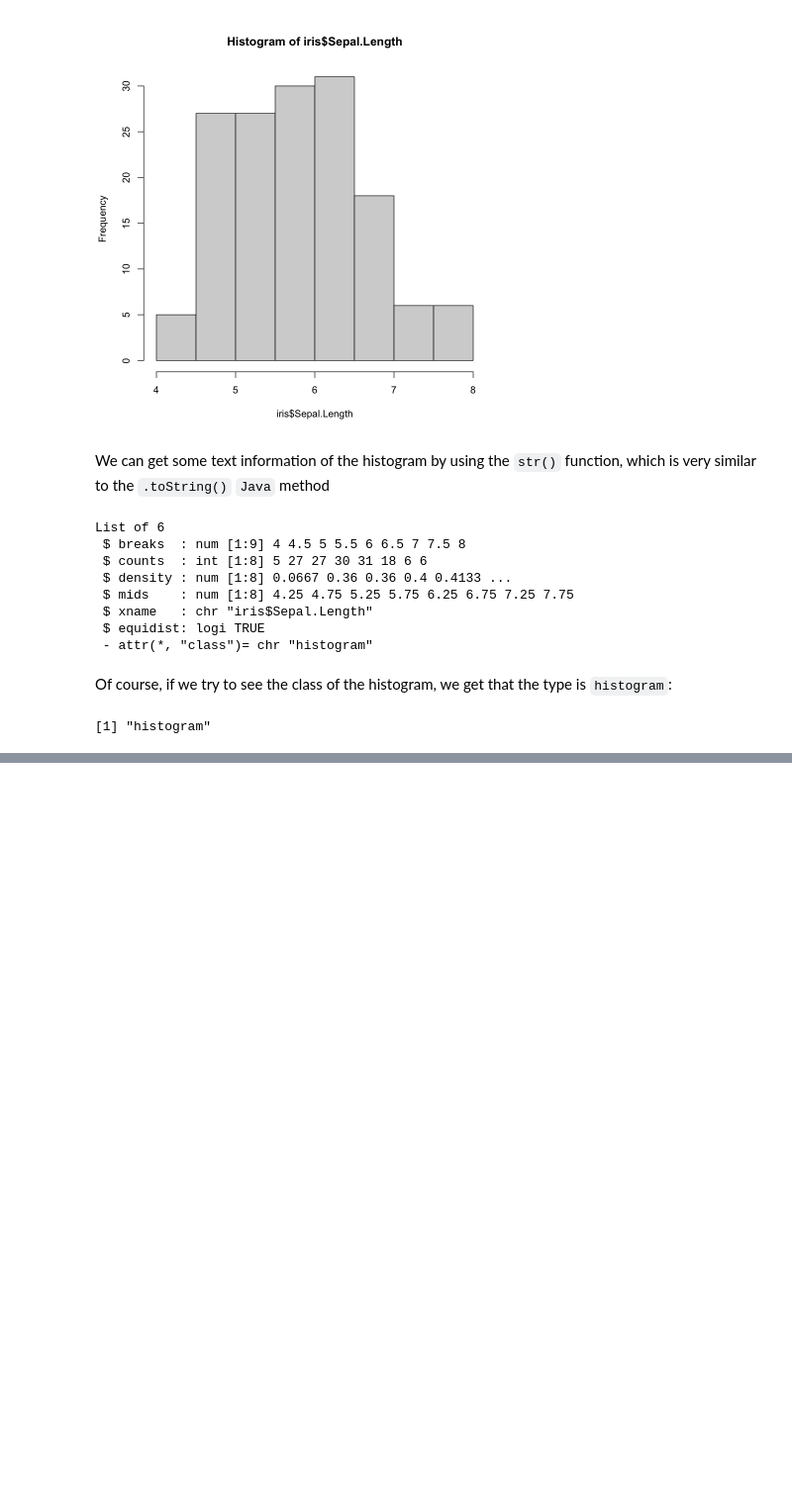
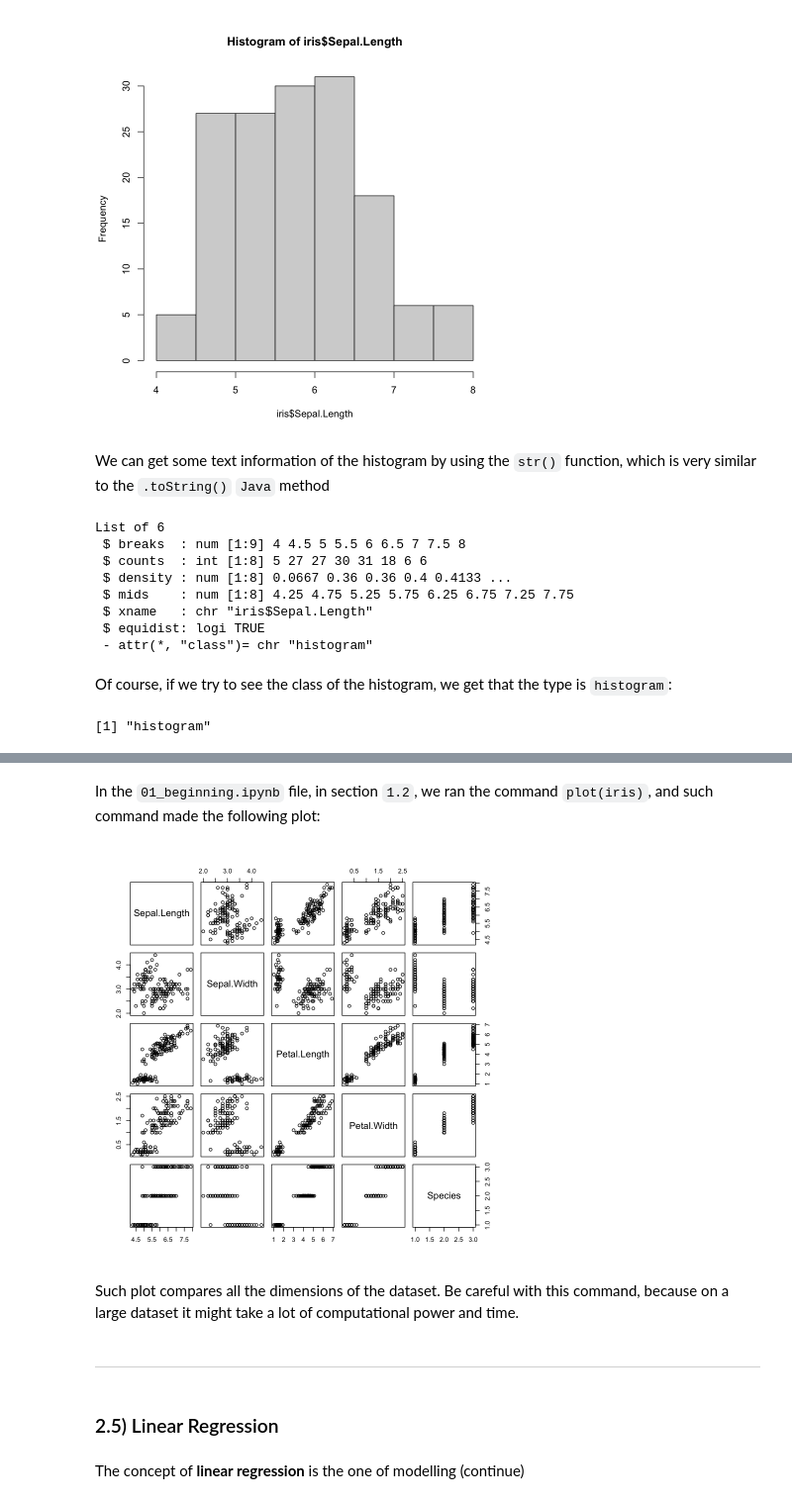
Before and after one commit to ElBi21/R-All-Over-It, a Jupyter notebook: 02_managing_data.ipynb, the cells around one changed output, grey strips where cells are left out. Shown: that part at 99% size. Cells and saved outputs as stored; diff of their text form; code cells hidden in the pictures; blank space fills up the shorter version.

```diff
--- a/02_managing_data.ipynb
+++ b/02_managing_data.ipynb
@@ -175,0 +232,14 @@ The
+# %% [markdown]
+In the `01_beginning.ipynb` file, in section `1.2`, we ran the command `plot(iris)`, and such command made the following plot:
+# %%
+plot(iris)
+# %% [output]
+[figure, added]
+# %% [markdown]
+Such plot compares all the dimensions of the dataset. Be careful with this command, because on a large dataset it might take a lot of computational power and time.
+# %% [markdown]
+---
+# %% [markdown]
+### 2.5) Linear Regression
+# %% [markdown]
+The concept of **linear regression** is the one of modelling (continue)
```
Also changed, not shown: parts of 8 cells of this notebook.
